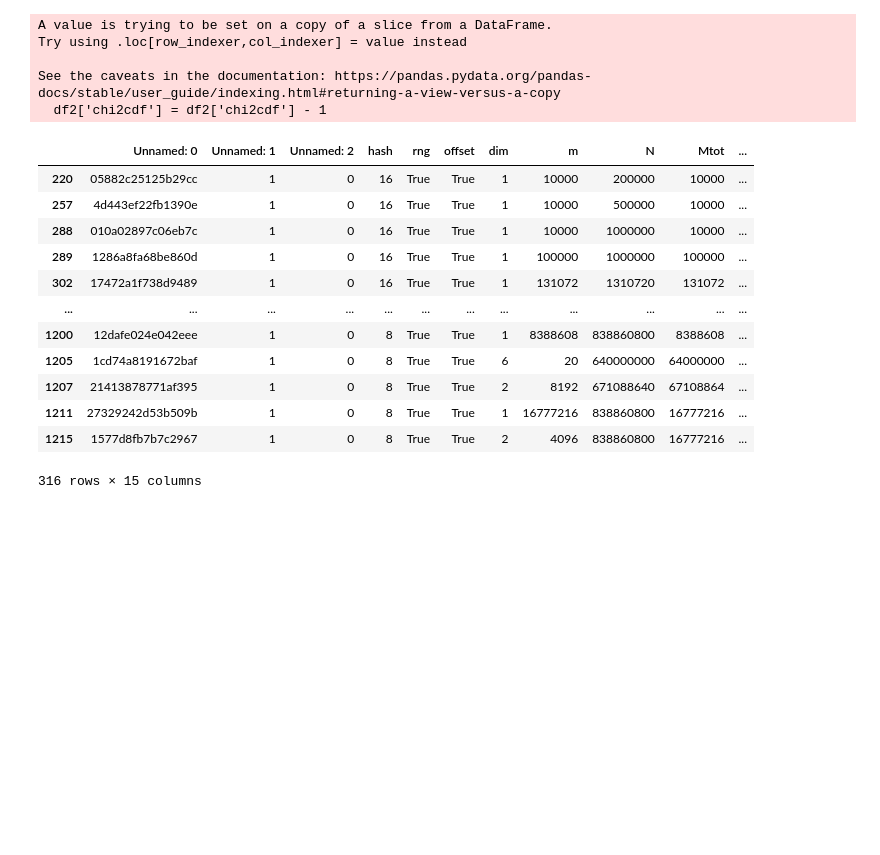
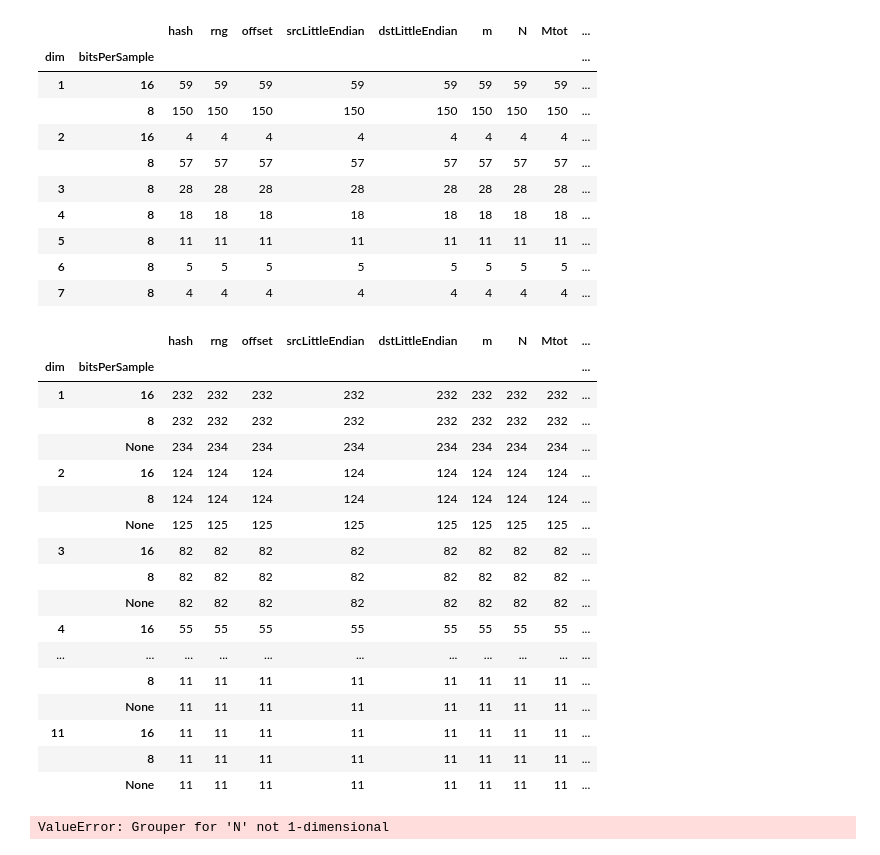
Before and after one commit to teaprof/hypercube, a Jupyter notebook: src/launchers/showall.ipynb, the cells around one changed output. Saved outputs shown, nothing was run; the diff lists cells and outputs as text; code cells hidden in the pictures; blank space fills up the shorter version.

```diff
--- a/src/launchers/showall.ipynb
+++ b/src/launchers/showall.ipynb
@@ -2,9 +2,8 @@
 import pandas as pd
 import numpy as np
 # %%
-dtype_spec = {"sum": int, "sum2:", int, "chi2cdf": float}
+dtype_spec = {"sum": np.int64, "sum2": np.int64, "chi2cdf": np.float64}
 with open("../results_corr.csv", "r") as f:
-    df = pd.read_csv(f, sep=" ", dtype=dtype_spec, keep_default_na=False)
-df.chi2cdf = df.chi2cdf.astype(float)
+    df = pd.read_csv(f, sep=" ", dtype=dtype_spec, keep_default_na=False, )
 df
 # %% [output]
@@ -24,24 +23,43 @@ df
 # %%
-mask = (df.chi2cdf > 1 - 1e-9)
-df2 = df[mask]
-df2['chi2cdf'] = df2['chi2cdf'] - 1
-df2
+mask = (df.chi2cdf > 0.999)
+df2 = df[mask].copy()
+#df2
+df2.groupby(["dim", "bitsPerSample"]).count()
 # %% [output]
-A value is trying to be set on a copy of a slice from a DataFrame.
-Try using .loc[row_indexer,col_indexer] = value instead
-
-See the caveats in the documentation: https://pandas.pydata.org/pandas-docs/stable/user_guide/indexing.html#returning-a-view-versus-a-copy
-  df2['chi2cdf'] = df2['chi2cdf'] - 1
-|  | Unnamed: 0 | Unnamed: 1 | Unnamed: 2 | hash | rng | offset | dim | m | N | Mtot | ... |
-| 220 | 05882c25125b29cc | 1 | 0 | 16 | True | True | 1 | 10000 | 200000 | 10000 | ... |
-| 257 | 4d443ef22fb1390e | 1 | 0 | 16 | True | True | 1 | 10000 | 500000 | 10000 | ... |
-| 288 | 010a02897c06eb7c | 1 | 0 | 16 | True | True | 1 | 10000 | 1000000 | 10000 | ... |
-| 289 | 1286a8fa68be860d | 1 | 0 | 16 | True | True | 1 | 100000 | 1000000 | 100000 | ... |
-| 302 | 17472a1f738d9489 | 1 | 0 | 16 | True | True | 1 | 131072 | 1310720 | 131072 | ... |
-| ... | ... | ... | ... | ... | ... | ... | ... | ... | ... | ... | ... |
-| 1200 | 12dafe024e042eee | 1 | 0 | 8 | True | True | 1 | 8388608 | 838860800 | 8388608 | ... |
-| 1205 | 1cd74a8191672baf | 1 | 0 | 8 | True | True | 6 | 20 | 640000000 | 64000000 | ... |
-| 1207 | 21413878771af395 | 1 | 0 | 8 | True | True | 2 | 8192 | 671088640 | 67108864 | ... |
-| 1211 | 27329242d53b509b | 1 | 0 | 8 | True | True | 1 | 16777216 | 838860800 | 16777216 | ... |
-| 1215 | 1577d8fb7b7c2967 | 1 | 0 | 8 | True | True | 2 | 4096 | 838860800 | 16777216 | ... |
+|  |  | hash | rng | offset | srcLittleEndian | dstLittleEndian | m | N | Mtot | ... |
+| dim | bitsPerSample |  |  |  |  |  |  |  |  | ... |
+| 1 | 16 | 59 | 59 | 59 | 59 | 59 | 59 | 59 | 59 | ... |
+|  | 8 | 150 | 150 | 150 | 150 | 150 | 150 | 150 | 150 | ... |
+| 2 | 16 | 4 | 4 | 4 | 4 | 4 | 4 | 4 | 4 | ... |
+|  | 8 | 57 | 57 | 57 | 57 | 57 | 57 | 57 | 57 | ... |
+| 3 | 8 | 28 | 28 | 28 | 28 | 28 | 28 | 28 | 28 | ... |
+| 4 | 8 | 18 | 18 | 18 | 18 | 18 | 18 | 18 | 18 | ... |
+| 5 | 8 | 11 | 11 | 11 | 11 | 11 | 11 | 11 | 11 | ... |
+| 6 | 8 | 5 | 5 | 5 | 5 | 5 | 5 | 5 | 5 | ... |
+| 7 | 8 | 4 | 4 | 4 | 4 | 4 | 4 | 4 | 4 | ... |
-316 rows × 15 columns
+# %%
+df.groupby(["dim", "bitsPerSample"]).count()
+# %% [output]
+|  |  | hash | rng | offset | srcLittleEndian | dstLittleEndian | m | N | Mtot | ... |
+| dim | bitsPerSample |  |  |  |  |  |  |  |  | ... |
+| 1 | 16 | 232 | 232 | 232 | 232 | 232 | 232 | 232 | 232 | ... |
+|  | 8 | 232 | 232 | 232 | 232 | 232 | 232 | 232 | 232 | ... |
+|  | None | 234 | 234 | 234 | 234 | 234 | 234 | 234 | 234 | ... |
+| 2 | 16 | 124 | 124 | 124 | 124 | 124 | 124 | 124 | 124 | ... |
+|  | 8 | 124 | 124 | 124 | 124 | 124 | 124 | 124 | 124 | ... |
+|  | None | 125 | 125 | 125 | 125 | 125 | 125 | 125 | 125 | ... |
+| 3 | 16 | 82 | 82 | 82 | 82 | 82 | 82 | 82 | 82 | ... |
+|  | 8 | 82 | 82 | 82 | 82 | 82 | 82 | 82 | 82 | ... |
+|  | None | 82 | 82 | 82 | 82 | 82 | 82 | 82 | 82 | ... |
+| 4 | 16 | 55 | 55 | 55 | 55 | 55 | 55 | 55 | 55 | ... |
+| ... | ... | ... | ... | ... | ... | ... | ... | ... | ... | ... |
+|  | 8 | 11 | 11 | 11 | 11 | 11 | 11 | 11 | 11 | ... |
+|  | None | 11 | 11 | 11 | 11 | 11 | 11 | 11 | 11 | ... |
+| 11 | 16 | 11 | 11 | 11 | 11 | 11 | 11 | 11 | 11 | ... |
+|  | 8 | 11 | 11 | 11 | 11 | 11 | 11 | 11 | 11 | ... |
+|  | None | 11 | 11 | 11 | 11 | 11 | 11 | 11 | 11 | ... |
+# %%
+pivot = pd.pivot_table(df2, columns=["N"], index="dim", values="N")
+pivot
+# %% [output]
+ValueError: Grouper for 'N' not 1-dimensional
```
Also changed, not shown: parts of 1 cell of this notebook, 3 other files.
